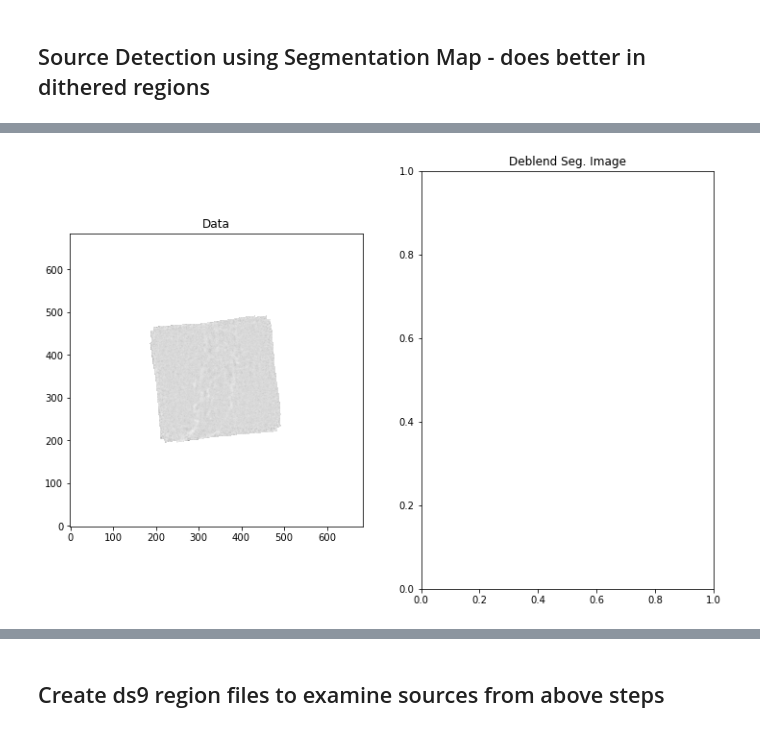
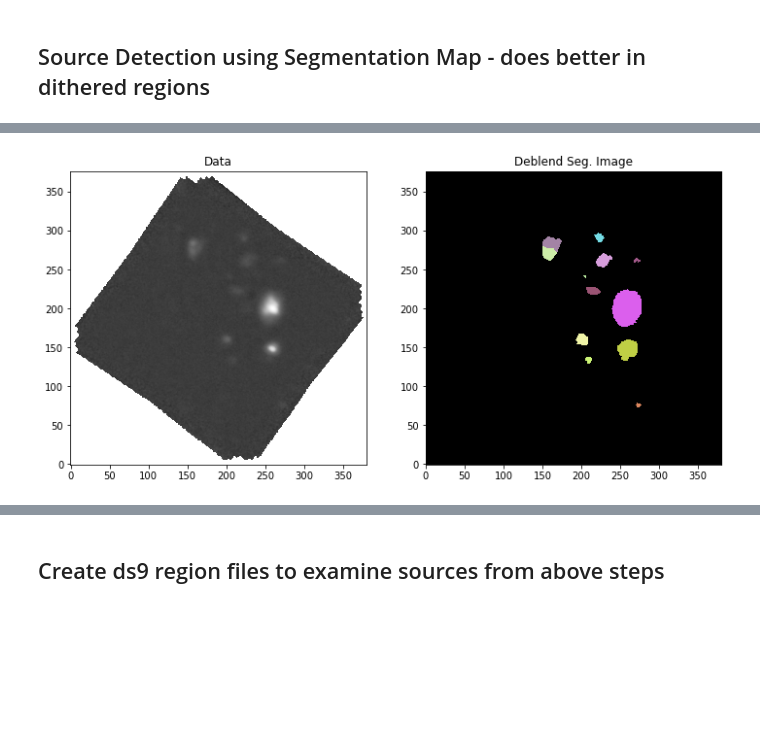
Before and after one commit to mjhankins/SFGCphotcode, a Jupyter notebook: SourceCatalog_Detect.ipynb, the cells around one changed output, grey strips where cells are left out. Saved outputs shown, nothing was run; the diff lists cells and outputs as text; code cells hidden in the pictures; blank space fills up the shorter version.

Commit message:
changed background subtraction method, use different apertures for photometric extractions

```diff
--- a/SourceCatalog_Detect.ipynb
+++ b/SourceCatalog_Detect.ipynb
@@ -176,0 +193,8 @@ plt.show()
+# %%
+mask_3sigma = make_source_mask(data_ma-bkg, nsigma=3, npixels=3,
+                               dilate_size=4, filter_fwhm=3)
+
+data_ma2 = np.ma.masked_array(data, mask=mask_3sigma)
+
+plt.imshow(data_ma2,origin='lower')
+plt.show()
@@ -177,8 +204,7 @@ plt.show()
 # %%
-#create background model for image using median method
-bkg_estimator = MedianBackground()  #MMMBackground() #SExtractorBackground() #MedianBackground()
-bkg_data = Background2D(data,(5,5),bkg_estimator=bkg_estimator,edge_method='pad')
-bkg_rms=bkg_data.background_rms #bkgbox, 5, filter_size=1
+#create updated background model detected sources masked
+bkg_data = Background2D(data_ma2,(7,7),bkg_estimator=bkg_estimator,edge_method='pad')
+bkg_rms=bkg_data.background_rms
 bkg=bkg_data.background
 
 #create background subtracted image
@@ -307,7 +329,7 @@ kernel = Gaussian2DKernel(sigma, x_size=3, y_size=3)
 kernel.normalize()
 # %%
 #Create Segmentation Map and detect sources
-segm = detect_sources(data_bkgsub, threshold, mask=mask, npixels=5, kernel=kernel)
+segm = detect_sources(data_bkgsub, threshold, mask=mask, npixels=10, kernel=kernel)
 # %%
 #remove any that exist in masked region as defined in the config file
 if field.m2lims is not None:
@@ -325,22 +345,22 @@ AttributeError: 'NoneType' object has no attribute 'remove_masked_labels'
 # %%
 #Perform deblending on sources found in segmentation map
 if segm is not None:
-    segm_deblend = deblend_sources(data_bkgsub, segm, npixels=5,kernel=kernel, nlevels=64,contrast=0.001)
+    segm_deblend = deblend_sources(data_bkgsub, segm, npixels=11,kernel=kernel, nlevels=64,contrast=0.001)
 else:
     segm_deblend=segm #if segm is empty pass it on to avoid errors
 # %%
 #make plot of segmentation image to show detected sources side by side with data
 norm = ImageNormalize(stretch=SqrtStretch())
 fig, (ax1, ax2) = plt.subplots(1, 2, figsize=(12, 8))
 ax1.imshow(data_bkgsub, origin='lower', cmap='Greys_r', norm=norm)
 ax1.set_title('Data')
 if segm is not None:
-    cmap = segm.make_cmap(seed=123)
-    ax2.imshow(segm, origin='lower', cmap=cmap, interpolation='nearest')
+    cmap = segm_deblend.make_cmap(seed=123)
+    ax2.imshow(segm_deblend, origin='lower', cmap=cmap, interpolation='nearest')
 ax2.set_title('Deblend Seg. Image')
 plt.show()
 # %% [output]
-[figure, old version]
+[figure, new version]
 # %%
 #Build a table from the deblended segmentation map
 if segm is not None:
```
Also changed, not shown: parts of 21 cells of this notebook, 4 other files.
